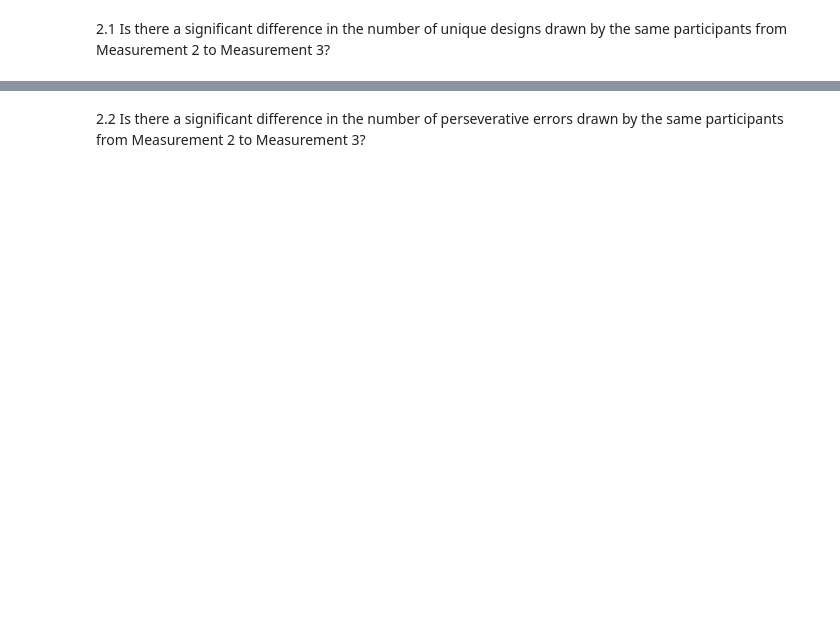
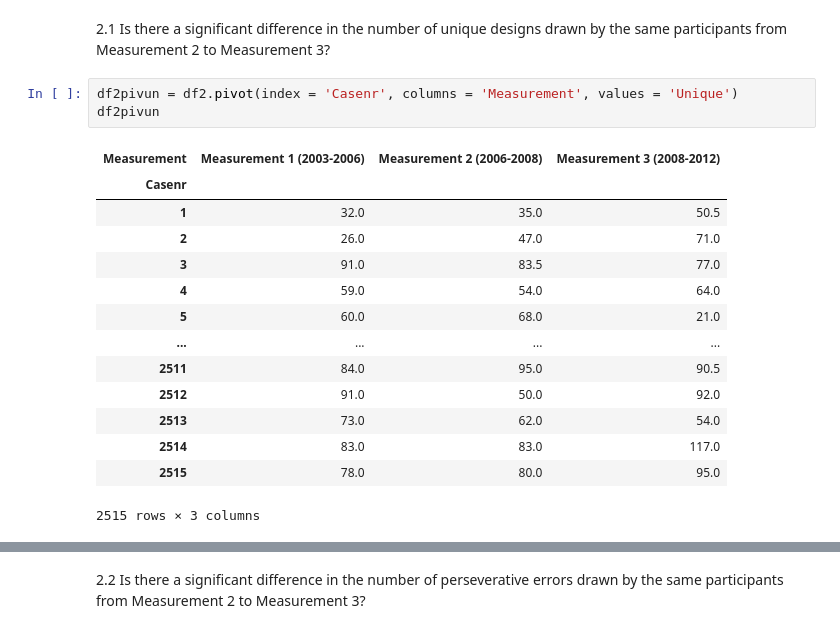
Before and after one commit to vsp219/Sams_github, a Jupyter notebook: BeyondABtest_Sam.ipynb, the cells around one changed output, grey strips where cells are left out. Cells and saved outputs as stored; diff of their text form; blank space fills up the shorter version.

```diff
--- a/BeyondABtest_Sam.ipynb
+++ b/BeyondABtest_Sam.ipynb
@@ -201,3 +218,21 @@ df2.head(10)
 | 9 | 4 | 70 | Male | Higher secondary school (ISCED 3-4) | Measurement 1 (2003-2006) | 59.0 | 49.0 | Not applicable |
 # %% [markdown]
 2.1 Is there a significant difference in the number of unique designs drawn by the same participants from Measurement 2 to Measurement 3?
+# %%
+df2pivun = df2.pivot(index = 'Casenr', columns = 'Measurement', values = 'Unique')
+df2pivun
+# %% [output]
+| Measurement | Measurement 1 (2003-2006) | Measurement 2 (2006-2008) | Measurement 3 (2008-2012) |
+| Casenr |  |  |  |
+| 1 | 32.0 | 35.0 | 50.5 |
+| 2 | 26.0 | 47.0 | 71.0 |
+| 3 | 91.0 | 83.5 | 77.0 |
+| 4 | 59.0 | 54.0 | 64.0 |
+| 5 | 60.0 | 68.0 | 21.0 |
+| ... | ... | ... | ... |
+| 2511 | 84.0 | 95.0 | 90.5 |
+| 2512 | 91.0 | 50.0 | 92.0 |
+| 2513 | 73.0 | 62.0 | 54.0 |
+| 2514 | 83.0 | 83.0 | 117.0 |
+| 2515 | 78.0 | 80.0 | 95.0 |
+2515 rows × 3 columns
```
Also changed, not shown: parts of 8 cells of this notebook, 2 other files.
